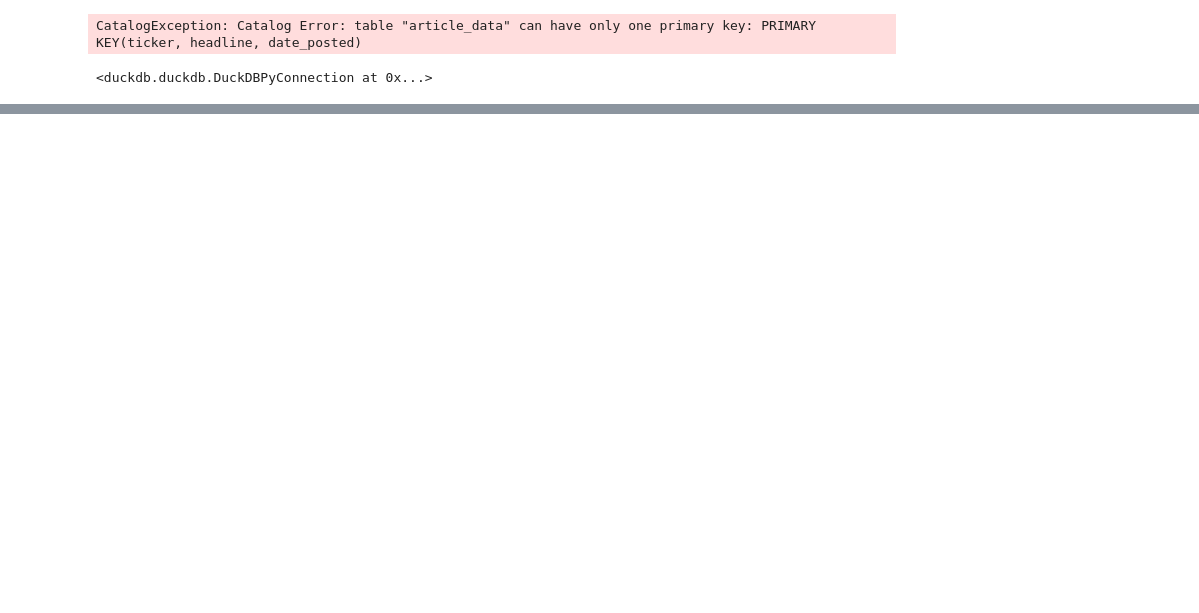
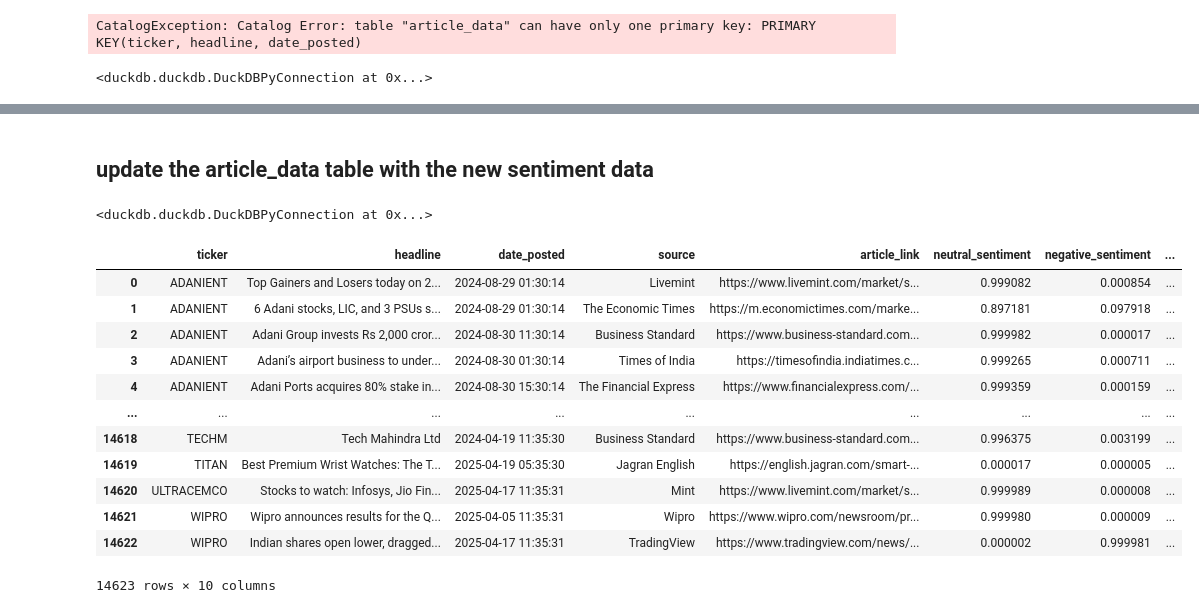
Before and after one commit to Shubxam/Nifty-500-Live-Sentiment-Analysis, a Jupyter notebook: notebooks/duck_db.ipynb, the cells around one changed output, grey strips where cells are left out. Saved outputs shown, nothing was run; the diff lists cells and outputs as text; code cells hidden in the pictures; blank space fills up the shorter version.

```diff
--- a/notebooks/duck_db.ipynb
+++ b/notebooks/duck_db.ipynb
@@ -27,0 +34,3 @@ con.close()
+# %%
+db_path = "../datasets/ticker_data.db"
+conn = ddb.connect(db_path)
@@ -27,0 +140,41 @@ con.close()
+# %% [markdown]
+## update the article_data table with the new sentiment data
+# %%
+conn.register('df_virtual', df)
+# %% [output]
+<duckdb.duckdb.DuckDBPyConnection at 0x...>
+# %%
+query = """
+SELECT
+  adt.ticker,
+  adt.headline,
+  adt.date_posted,
+  adt.source,
+  adt.article_link,
+  dfv.neutral_sentiment,
+  dfv.negative_sentiment,
+  dfv.positive_sentiment,
+  dfv.compound_sentiment,
+  adt.created_at
+FROM article_data_temp adt
+INNER JOIN df_virtual dfv ON adt.ticker = dfv.ticker
+                     AND adt.headline = dfv.headline;
+"""
+# %%
+merged_df_from_duckdb = conn.execute(query).fetchdf()
+# %%
+merged_df_from_duckdb
+# %% [output]
+|  | ticker | headline | date_posted | source | article_link | neutral_sentiment | negative_sentiment | ... |
+| 0 | ADANIENT | Top Gainers and Losers today on 2... | 2024-08-29 01:30:14 | Livemint | https://www.livemint.com/market/s... | 0.999082 | 0.000854 | ... |
+| 1 | ADANIENT | 6 Adani stocks, LIC, and 3 PSUs s... | 2024-08-29 01:30:14 | The Economic Times | https://m.economictimes.com/marke... | 0.897181 | 0.097918 | ... |
+| 2 | ADANIENT | Adani Group invests Rs 2,000 cror... | 2024-08-30 11:30:14 | Business Standard | https://www.business-standard.com... | 0.999982 | 0.000017 | ... |
+| 3 | ADANIENT | Adani’s airport business to under... | 2024-08-30 01:30:14 | Times of India | https://timesofindia.indiatimes.c... | 0.999265 | 0.000711 | ... |
+| 4 | ADANIENT | Adani Ports acquires 80% stake in... | 2024-08-30 15:30:14 | The Financial Express | https://www.financialexpress.com/... | 0.999359 | 0.000159 | ... |
+| ... | ... | ... | ... | ... | ... | ... | ... | ... |
+| 14618 | TECHM | Tech Mahindra Ltd | 2024-04-19 11:35:30 | Business Standard | https://www.business-standard.com... | 0.996375 | 0.003199 | ... |
+| 14619 | TITAN | Best Premium Wrist Watches: The T... | 2025-04-19 05:35:30 | Jagran English | https://english.jagran.com/smart-... | 0.000017 | 0.000005 | ... |
+| 14620 | ULTRACEMCO | Stocks to watch: Infosys, Jio Fin... | 2025-04-17 11:35:31 | Mint | https://www.livemint.com/market/s... | 0.999989 | 0.000008 | ... |
+| 14621 | WIPRO | Wipro announces results for the Q... | 2025-04-05 11:35:31 | Wipro | https://www.wipro.com/newsroom/pr... | 0.999980 | 0.000009 | ... |
+| 14622 | WIPRO | Indian shares open lower, dragged... | 2025-04-17 11:35:31 | TradingView | https://www.tradingview.com/news/... | 0.000002 | 0.999981 | ... |
+14623 rows × 10 columns
```
Also changed, not shown: parts of 25 cells of this notebook, 1 other file.
